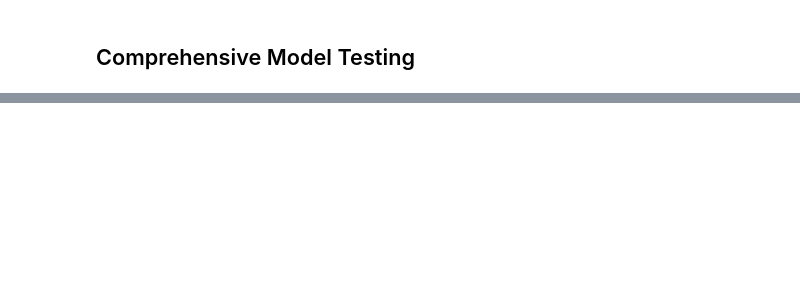
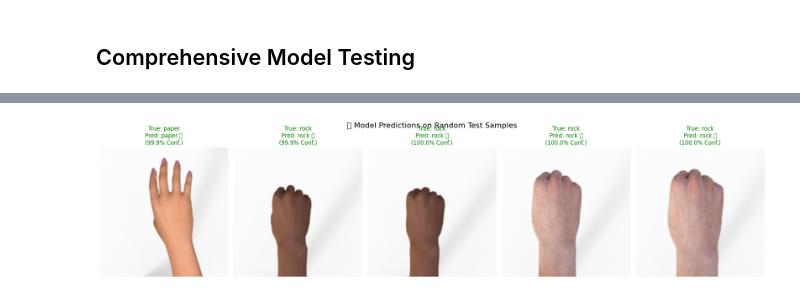
Before and after one commit to suveer-dhawan/rock-paper-scissors, a Jupyter notebook: RockPaperScissors.ipynb, the cells around one changed output, grey strips where cells are left out. Drawn from its saved outputs; the diff is of its cells as text; code cells hidden in the pictures; blank space fills up the shorter version.

```diff
--- a/RockPaperScissors.ipynb
+++ b/RockPaperScissors.ipynb
@@ -1334,0 +1303,94 @@ Advanced: 95.3% accuracy, 96.4% avg confidence
+# %%
+def show_random_predictions_from_test_set(model, test_loader, class_names, device, num_samples_to_show=5, pool_size=200):
+    """
+    Collects a pool of predictions from the test set, randomly selects some,
+    and visualizes them with their predictions.
+    """
+    model.eval() # Set model to evaluation mode
+    all_samples = [] # To store image, label, prediction, confidence
+
+    # 1. Collect a pool of predictions
+    print(f"Collecting {pool_size} random samples from the test set for display...")
+    with torch.no_grad():
+        for batch_idx, (images, labels) in enumerate(test_loader):
+            if len(all_samples) >= pool_size:
+                break # Stop collecting if we have enough samples
+
+            images = images.to(device)
+            outputs = model(images)
+            probabilities = torch.softmax(outputs, dim=1)
+            _, predicted = torch.max(outputs, 1)
+
+            for i in range(images.size(0)):
+                if len(all_samples) >= pool_size:
+                    break
+
+                # Store the unnormalized image tensor, true label, predicted label, and probabilities
+
+                all_samples.append({
+                    'image': images[i].cpu(), # Keep as tensor to unnormalize later
+                    'true_label_idx': labels[i].item(),
+                    'predicted_label_idx': predicted[i].item(),
+                    'probabilities': probabilities[i].cpu().numpy()
+                })
+        if not all_samples:
+            print("Error: No samples collected from test_loader. Is it empty?")
+            return
+
+    # 2. Randomly select num_samples_to_show from the collected pool
+    selected_samples = random.sample(all_samples, min(num_samples_to_show, len(all_samples)))
+
+    # 3. Display the selected images
+    fig, axes = plt.subplots(1, len(selected_samples), figsize=(4 * len(selected_samples), 5)) # Adjust figsize dynamically
+    if len(selected_samples) == 1: # Handle case where only 1 sample is shown (axes is not an array)
+        axes = [axes]
+    fig.suptitle(f"🚀 Model Predictions on Random Test Samples", fontsize=16)
+
+    # ImageNet normalization values
+    mean = np.array([0.485, 0.456, 0.406])
+    std = np.array([0.229, 0.224, 0.225])
+
+    for i, sample_data in enumerate(selected_samples):
+        img_tensor = sample_data['image']
+        true_label_idx = sample_data['true_label_idx']
+        predicted_label_idx = sample_data['predicted_label_idx']
+        probabilities = sample_data['probabilities']
+
+        # Unnormalize and prepare image for display
+        img = img_tensor.numpy().transpose((1, 2, 0)) # C, H, W -> H, W, C
+        img = std * img + mean
+        img = np.clip(img, 0, 1) # Clip values to [0,1] range
+
+        true_label = class_names[true_label_idx]
+        predicted_label = class_names[predicted_label_idx]
+        is_correct = "✅" if predicted_label_idx == true_label_idx else "❌"
+
+        ax = axes[i]
+        ax.imshow(img)
+
+        # Build confidence string for all classes
+        confidence_str = ""
+        for j, prob in enumerate(probabilities):
+            confidence_str += f"{class_names[j]}: {prob*100:.1f}%\n"
+
+        # Highlight predicted label's confidence for the title
+        pred_conf_val = probabilities[predicted_label_idx] * 100
+
+        ax.set_title(f"True: {true_label}\nPred: {predicted_label} {is_correct}\n({pred_conf_val:.1f}% Conf.)",
+                     color="green" if is_correct == "✅" else "red")
+        ax.axis('off')
+
+
+    plt.tight_layout(rect=[0, 0.03, 1, 0.95])
+    plt.show()
+
+print("\n" + "=" * 60)
+print("✨ QUICK VISUAL PREDICTIONS ✨")
+print("=" * 60)
+
+deepercnn.eval()
+
+classes = ['paper', 'rock', 'scissors']
+
+show_random_predictions_from_test_set(deepercnn, test_loader, classes, device, num_samples_to_show=5, pool_size=200)
+# %% [output]
@@ -1334,0 +1401 @@ Advanced: 95.3% accuracy, 96.4% avg confidence
+[figure, added]
```
Also changed, not shown: parts of 10 cells of this notebook.
